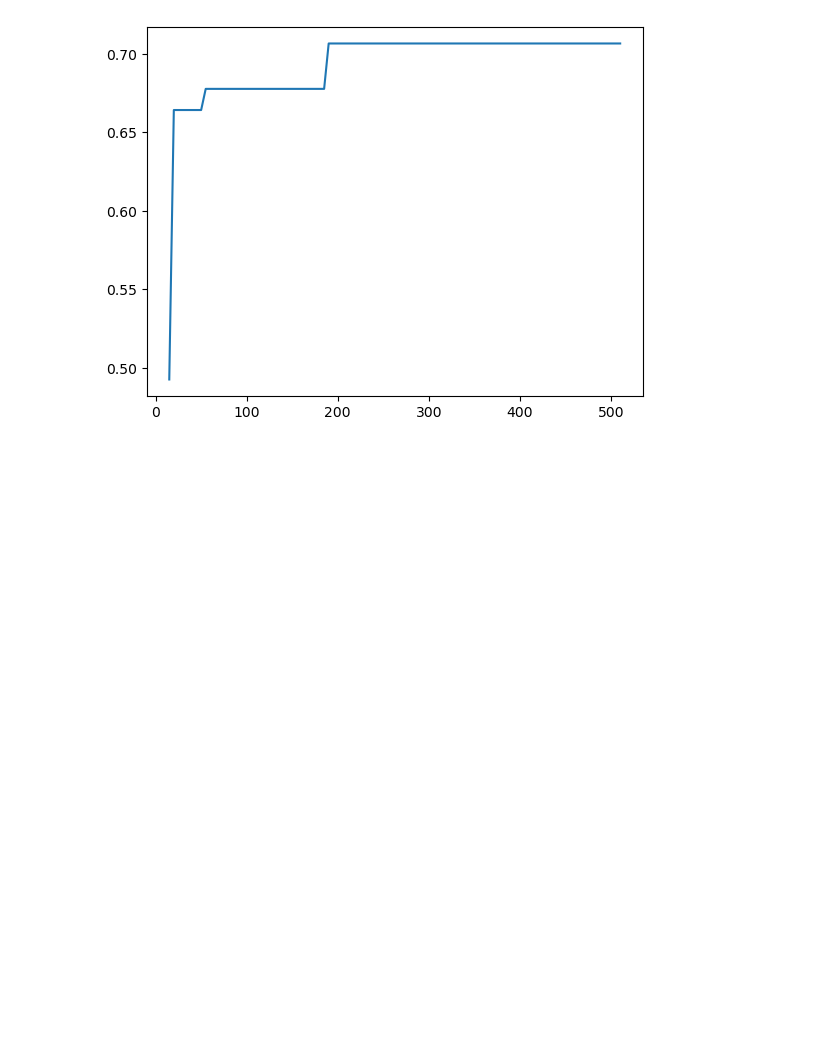
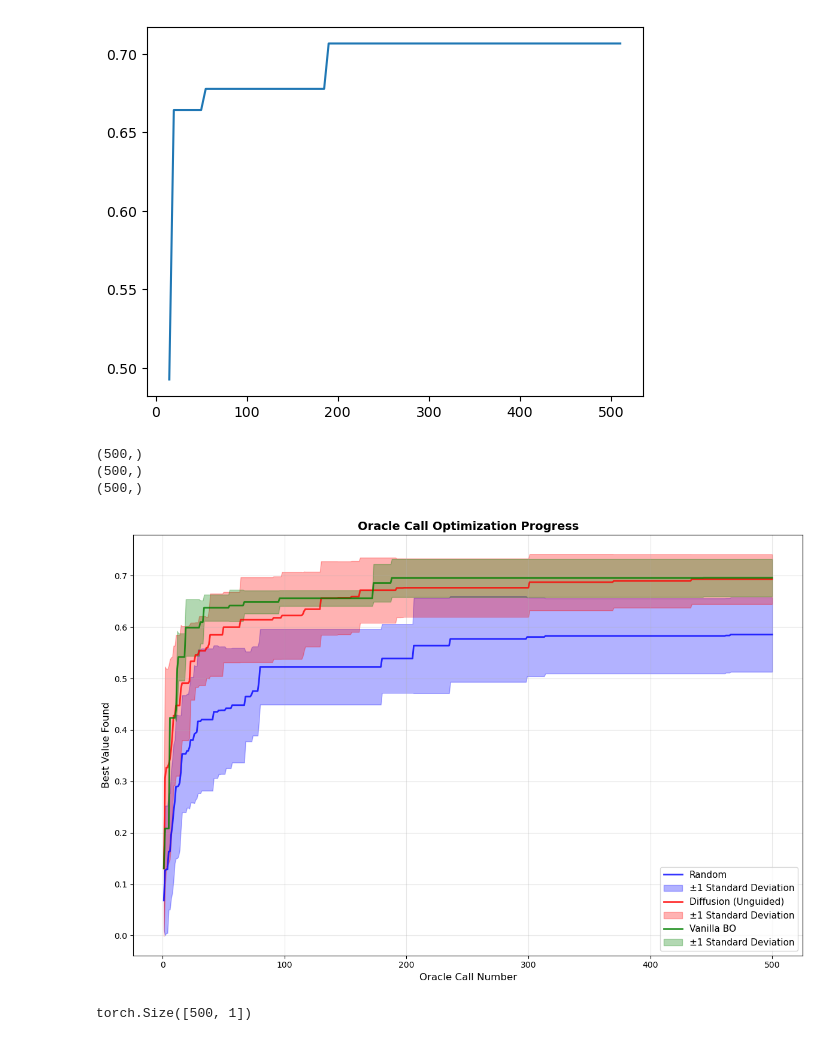
Before and after one commit to Daytae/GDProject, a Jupyter notebook: guacamol_test.ipynb, the cells around one changed output. Cells and saved outputs as stored; diff of their text form; code cells hidden in the pictures; blank space fills up the shorter version.

```diff
--- a/guacamol_test.ipynb
+++ b/guacamol_test.ipynb
@@ -551,6 +539,3 @@ plt.plot(num_oracle_calls_list, best_value_list)
 # %% [output]
 [<matplotlib.lines.Line2D at 0x...>]
 [figure]
-# %%
-for _ in range(5):
-    diffusion.sample(50)
@@ -556,0 +572,44 @@ for _ in range(5):
+# %%
+def plot_oracle_optimization(tensor_list_of_lists, labels, color=['Blue', 'Red', 'Green', 'Purple', 'Yellow', 'Orange'], title="Oracle Call Optimization Progress"):
+
+    plt.figure(figsize=(12, 8))
+
+    plt.xlabel('Oracle Call Number', fontsize=12)
+    plt.ylabel('Best Value Found', fontsize=12)
+    plt.title(title, fontsize=14, fontweight='bold')
+
+    for i, tensor_list in enumerate(tensor_list_of_lists):
+        runs = []
+        for _, tensor in enumerate(tensor_list):
+            runs.append(np.nan_to_num(tensor.cpu().squeeze().numpy()))  # Remove the dimension of size 1
+
+        runs = np.array(runs)  # Shape: (10, 500)
+
+        print(runs[0].shape)
+
+        cumulative_best = np.maximum.accumulate(runs, axis=1)
+
+        mean_best = np.mean(cumulative_best, axis=0)
+        std_best = np.std(cumulative_best, axis=0)
+
+        # x-axis
+        x = np.arange(1, 501)
+        plt.plot(x, mean_best, 'b-', linewidth=2, color=color[i], label=labels[i], alpha=0.8)
+        plt.fill_between(x, mean_best - std_best, mean_best + std_best,
+                        alpha=0.3, color=color[i], label='±1 Standard Deviation')
+
+
+    plt.legend(fontsize=11)
+    plt.grid(True, alpha=0.3)
+    plt.tight_layout()
+# %%
+plot_oracle_optimization(tensor_list_of_lists=[random_ys_list, diffusion_ys_list, bayesopt_ys_list], labels=['Random', 'Diffusion (Unguided)', 'Vanilla BO'])
+# %% [output]
+(500,)
+(500,)
+(500,)
+[figure, added]
+# %%
+diffusion_ys_list[0].shape
+# %% [output]
+torch.Size([500, 1])
```
Also changed, not shown: parts of 5 cells of this notebook.
